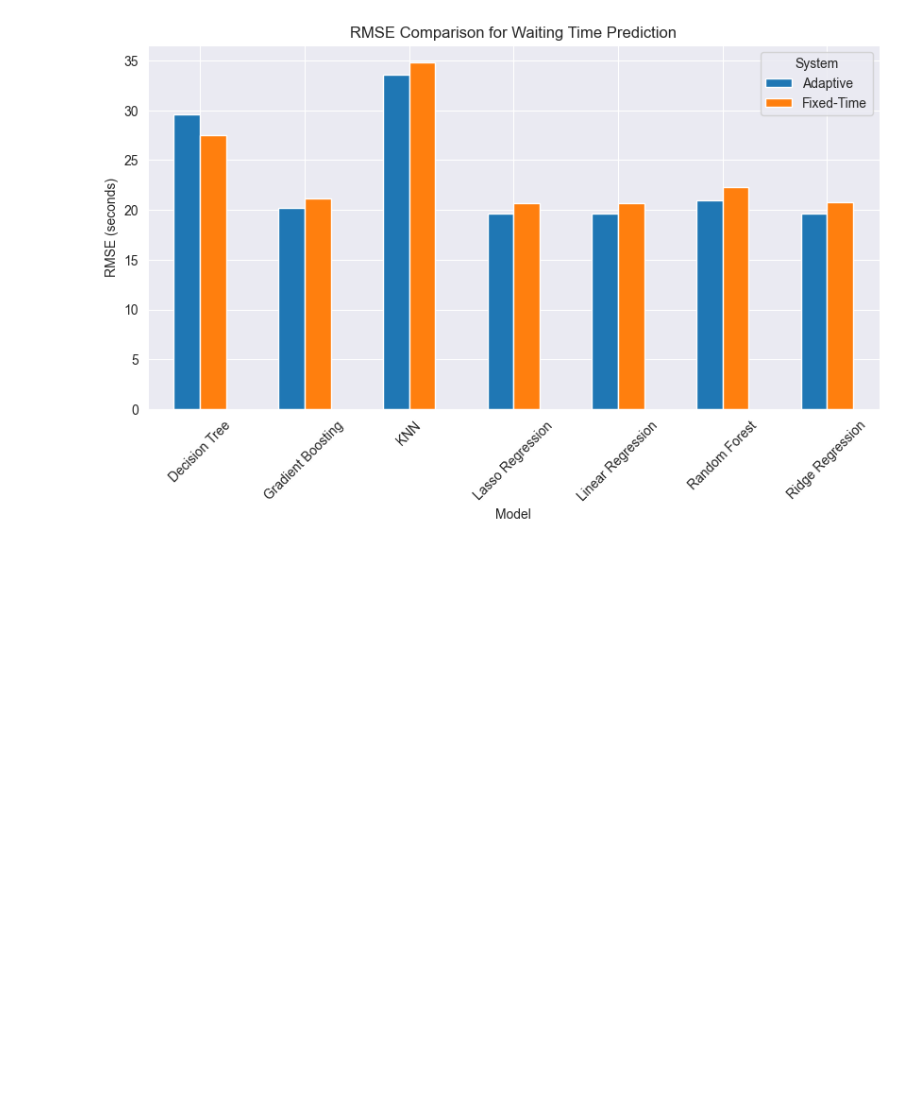
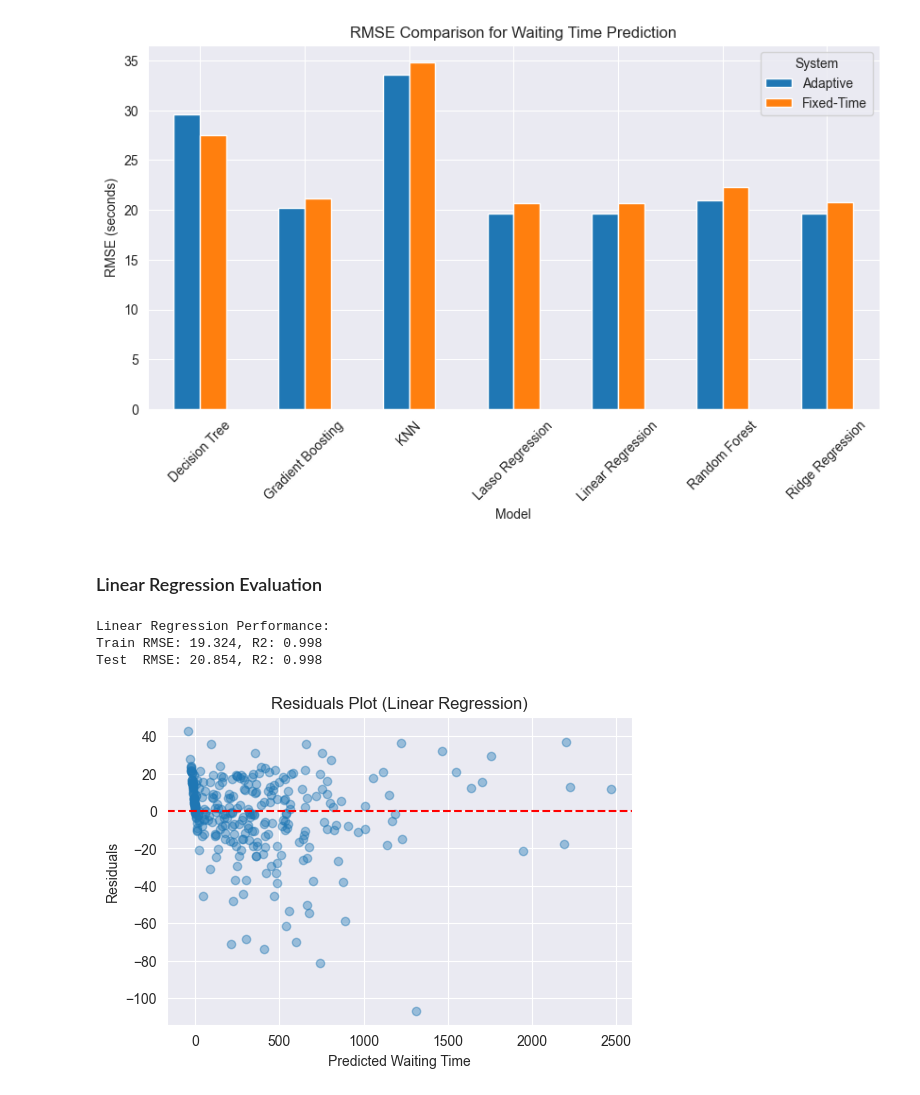
Before and after one commit to ThalhaAnas/DSGP-31, a Jupyter notebook: notebooks/Modeling _and_Comparison.ipynb, the cells around one changed output. Drawn from its saved outputs; the diff is of its cells as text; code cells hidden in the pictures; blank space fills up the shorter version.

Commit message:
Model evaluation

```diff
--- a/notebooks/Modeling _and_Comparison.ipynb
+++ b/notebooks/Modeling _and_Comparison.ipynb
@@ -96,3 +98,65 @@ plt.show()
 5    Adaptive      Random Forest  21.006410  0.996078
 6    Adaptive  Gradient Boosting  20.246749  0.996357
 [figure]
+# %% [markdown]
+### Linear Regression Evaluation
+# %%
+import pandas as pd
+import numpy as np
+import matplotlib.pyplot as plt
+from sklearn.model_selection import train_test_split
+from sklearn.preprocessing import StandardScaler
+from sklearn.metrics import mean_squared_error, r2_score
+from sklearn.linear_model import LinearRegression
+
+# Load dataset
+fixed = pd.read_csv(r"C:\Users\USER\PycharmProjects\component2_traffic\data\component2_traffic_fixed.csv")
+
+target = "waiting_time"
+features = ["route_length", "depart_time", "duration", "time_loss"]
+
+# Prepare X and y
+X = fixed[features]
+y = fixed[target]
+
+# Optional: scale features (not mandatory for Linear Regression)
+scaler = StandardScaler()
+X_scaled = scaler.fit_transform(X)
+
+# Train/test split
+X_train, X_test, y_train, y_test = train_test_split(
+    X_scaled, y, test_size=0.2, random_state=42
+)
+
+# Train Linear Regression
+lr = LinearRegression()
+lr.fit(X_train, y_train)
+
+# Predictions
+y_train_pred = lr.predict(X_train)
+y_test_pred = lr.predict(X_test)
+
+# RMSE & R2
+train_rmse = np.sqrt(mean_squared_error(y_train, y_train_pred))
+test_rmse = np.sqrt(mean_squared_error(y_test, y_test_pred))
+train_r2 = r2_score(y_train, y_train_pred)
+test_r2 = r2_score(y_test, y_test_pred)
+
+print("Linear Regression Performance:")
+print(f"Train RMSE: {train_rmse:.3f}, R2: {train_r2:.3f}")
+print(f"Test  RMSE: {test_rmse:.3f}, R2: {test_r2:.3f}")
+
+# Residual plot
+residuals = y_test - y_test_pred
+plt.figure(figsize=(6,4))
+plt.scatter(y_test_pred, residuals, alpha=0.4)
+plt.axhline(0, linestyle="--", color="red")
+plt.xlabel("Predicted Waiting Time")
+plt.ylabel("Residuals")
+plt.title("Residuals Plot (Linear Regression)")
+plt.show()
+# %% [output]
+Linear Regression Performance:
+Train RMSE: 19.324, R2: 0.998
+Test  RMSE: 20.854, R2: 0.998
+[figure, added]
```
Also changed, not shown: parts of 8 cells of this notebook.
